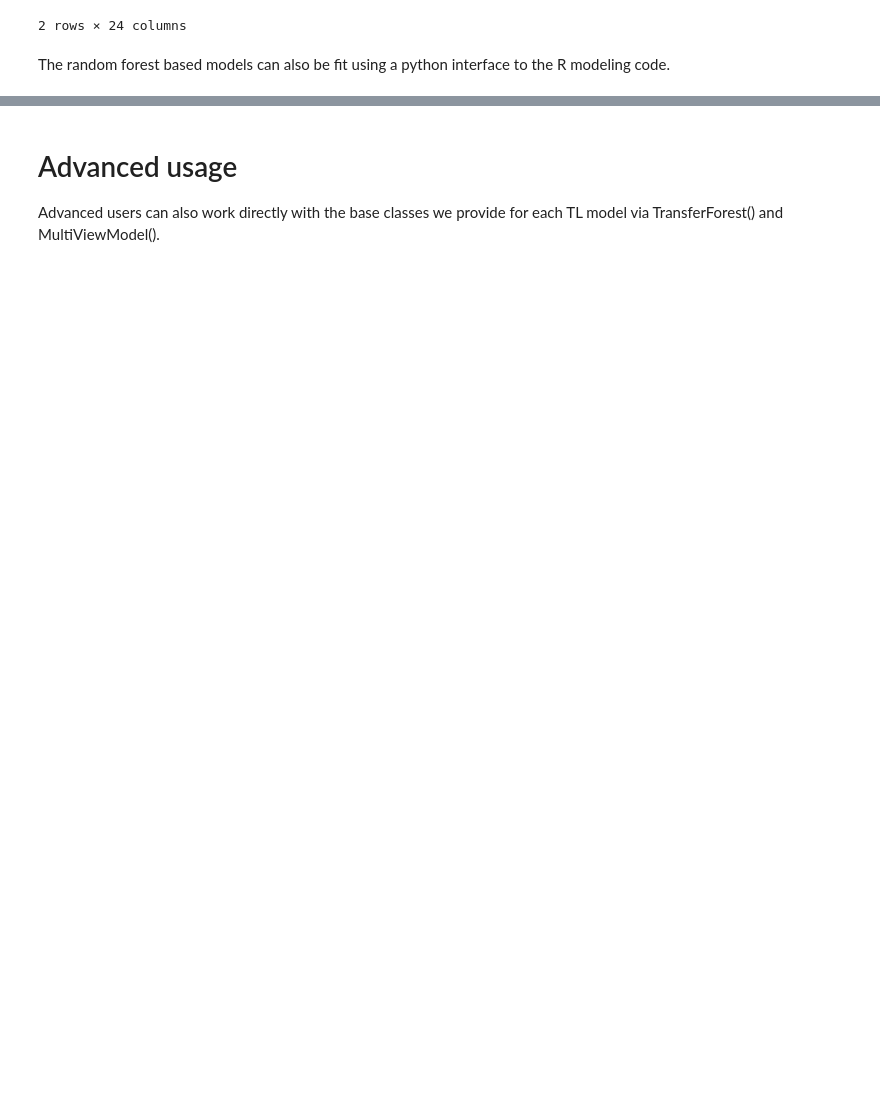
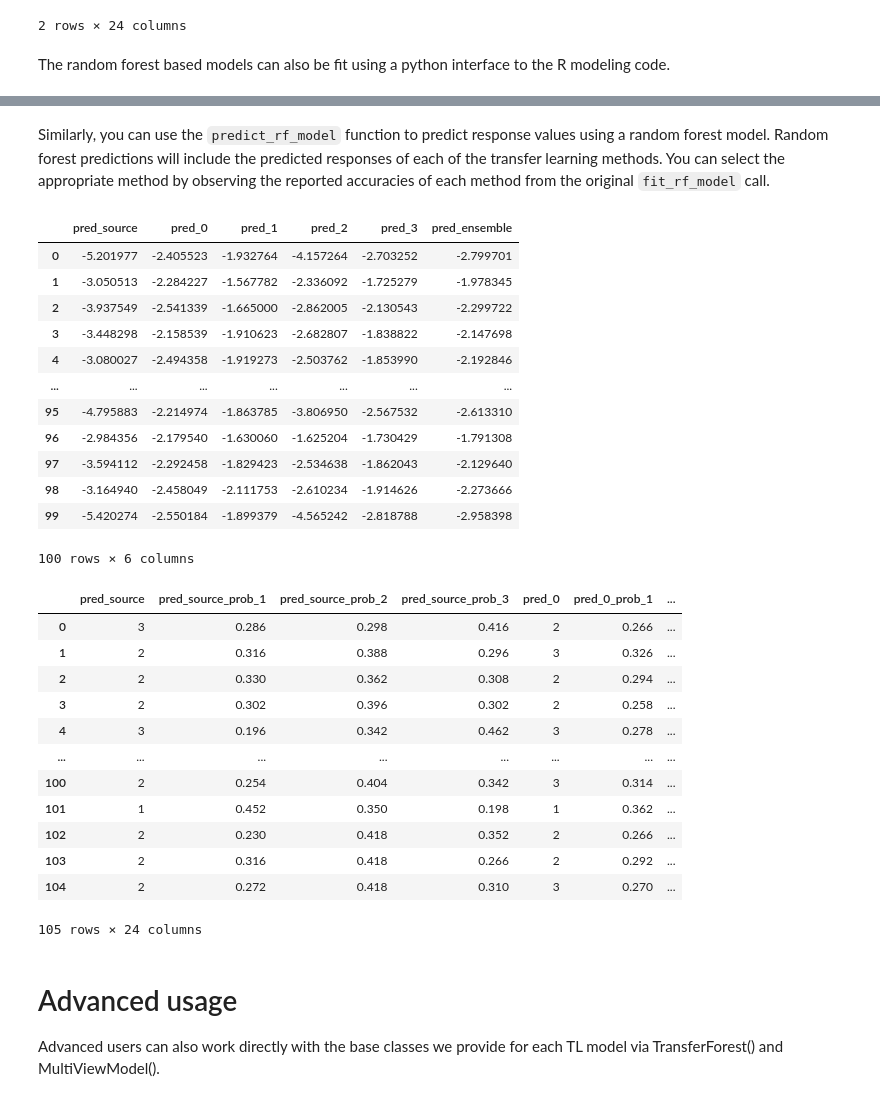
Before and after one commit to PNNL-Predictive-Phenomics/omicsTL, a Jupyter notebook: docs/example.ipynb, the cells around one changed output, grey strips where cells are left out. Drawn from its saved outputs; the diff is of its cells as text; code cells hidden in the pictures; blank space fills up the shorter version.

Commit message:
Add prediction functions

```diff
--- a/docs/example.ipynb
+++ b/docs/example.ipynb
@@ -417,0 +423,32 @@ display(out)
+# %%
+from omicstl.simulation_utils.model_utils import predict_dl_model
+
+# Create "new" data by shuffling existing values
+new_synth_data_cont = source_synth_data_cont.iloc[:, 1:]
+values = new_synth_data_cont.values.flatten()
+np.random.shuffle(values)
+new_synth_data_cont = pd.DataFrame(
+    values.reshape(new_synth_data_cont.shape),
+    columns=new_synth_data_cont.columns
+)
+
+new_synth_data_cat = source_synth_data_cat.iloc[:, 1:]
+values = new_synth_data_cat.values.flatten()
+np.random.shuffle(values)
+new_synth_data_cat = pd.DataFrame(
+    values.reshape(new_synth_data_cat.shape),
+    columns=new_synth_data_cat.columns
+)
+
+# Get predicted response values on the new data
+out = predict_dl_model(mult_vae_cont_model, new_synth_data_cont)
+display(out)
+
+out = predict_dl_model(mult_vae_cat_model, new_synth_data_cat)
+display(out)
+
+out = predict_dl_model(mult_mlp_cont_model, new_synth_data_cont)
+display(out)
+
+out = predict_dl_model(mult_mlp_cat_model, new_synth_data_cat)
+display(out)
@@ -418,3 +500,40 @@ display(out)
+# %% [markdown]
+Similarly, you can use the `predict_rf_model` function to predict response values using a random forest model. Random forest predictions will include the predicted responses of each of the transfer learning methods. You can select the appropriate method by observing the reported accuracies of each method from the original `fit_rf_model` call.
+# %%
+from omicstl.simulation_utils.model_utils import predict_rf_model
+
+out = predict_rf_model(rf_cont_model, new_synth_data_cont)
+display(pd.DataFrame(out))
+
+out = predict_rf_model(rf_cat_model, new_synth_data_cat)
+display(pd.DataFrame(out))
+# %% [output]
+|  | pred_source | pred_0 | pred_1 | pred_2 | pred_3 | pred_ensemble |
+| 0 | -5.201977 | -2.405523 | -1.932764 | -4.157264 | -2.703252 | -2.799701 |
+| 1 | -3.050513 | -2.284227 | -1.567782 | -2.336092 | -1.725279 | -1.978345 |
+| 2 | -3.937549 | -2.541339 | -1.665000 | -2.862005 | -2.130543 | -2.299722 |
+| 3 | -3.448298 | -2.158539 | -1.910623 | -2.682807 | -1.838822 | -2.147698 |
+| 4 | -3.080027 | -2.494358 | -1.919273 | -2.503762 | -1.853990 | -2.192846 |
+| ... | ... | ... | ... | ... | ... | ... |
+| 95 | -4.795883 | -2.214974 | -1.863785 | -3.806950 | -2.567532 | -2.613310 |
+| 96 | -2.984356 | -2.179540 | -1.630060 | -1.625204 | -1.730429 | -1.791308 |
+| 97 | -3.594112 | -2.292458 | -1.829423 | -2.534638 | -1.862043 | -2.129640 |
+| 98 | -3.164940 | -2.458049 | -2.111753 | -2.610234 | -1.914626 | -2.273666 |
+| 99 | -5.420274 | -2.550184 | -1.899379 | -4.565242 | -2.818788 | -2.958398 |
+100 rows × 6 columns
+|  | pred_source | pred_source_prob_1 | pred_source_prob_2 | pred_source_prob_3 | pred_0 | pred_0_prob_1 | ... |
+| 0 | 3 | 0.286 | 0.298 | 0.416 | 2 | 0.266 | ... |
+| 1 | 2 | 0.316 | 0.388 | 0.296 | 3 | 0.326 | ... |
+| 2 | 2 | 0.330 | 0.362 | 0.308 | 2 | 0.294 | ... |
+| 3 | 2 | 0.302 | 0.396 | 0.302 | 2 | 0.258 | ... |
+| 4 | 3 | 0.196 | 0.342 | 0.462 | 3 | 0.278 | ... |
+| ... | ... | ... | ... | ... | ... | ... | ... |
+| 100 | 2 | 0.254 | 0.404 | 0.342 | 3 | 0.314 | ... |
+| 101 | 1 | 0.452 | 0.350 | 0.198 | 1 | 0.362 | ... |
+| 102 | 2 | 0.230 | 0.418 | 0.352 | 2 | 0.266 | ... |
+| 103 | 2 | 0.316 | 0.418 | 0.266 | 2 | 0.292 | ... |
+| 104 | 2 | 0.272 | 0.418 | 0.310 | 3 | 0.270 | ... |
+105 rows × 24 columns
 # %% [markdown]
 # Advanced usage
 Advanced users can also work directly with the base classes we provide for each TL model via TransferForest() and MultiViewModel().
```
Also changed, not shown: parts of 11 cells of this notebook, 4 other files.
